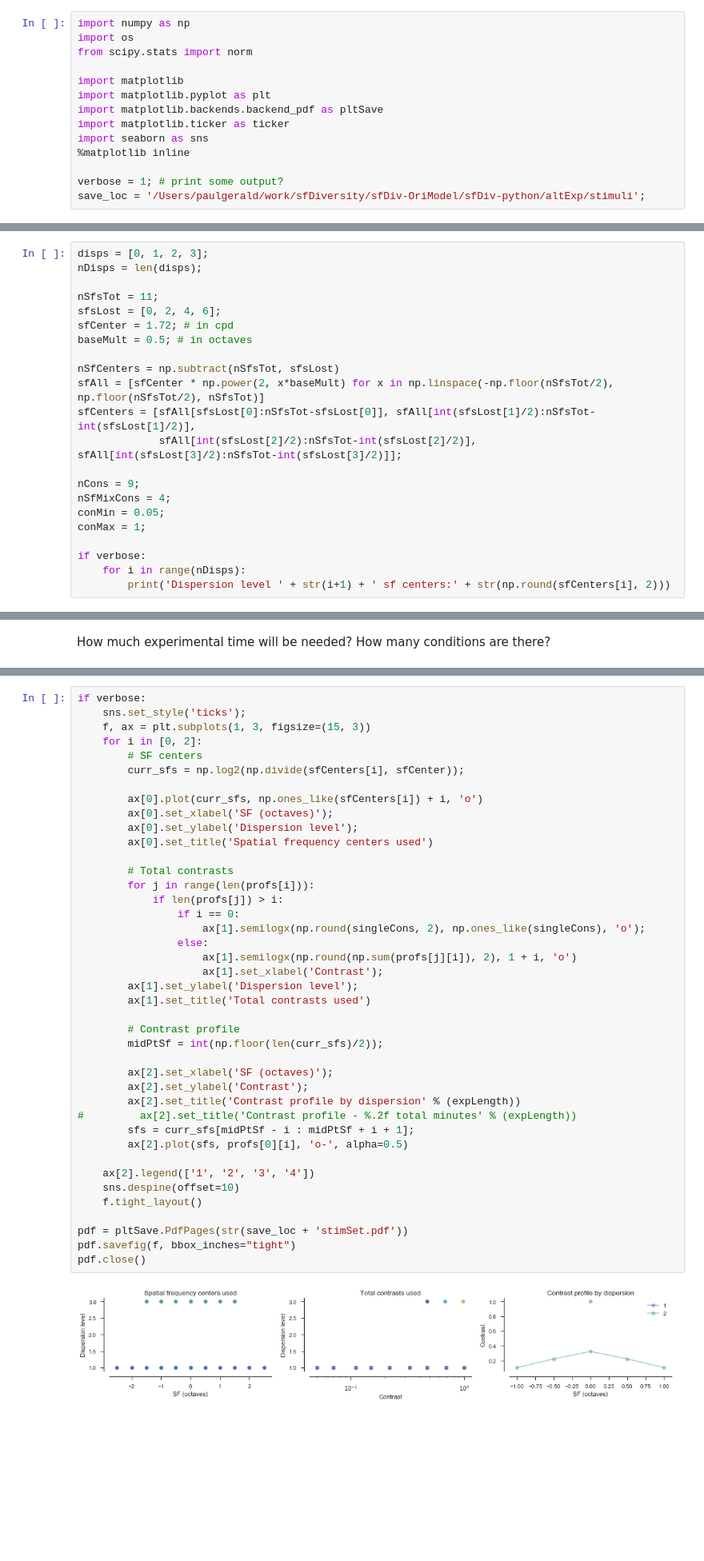
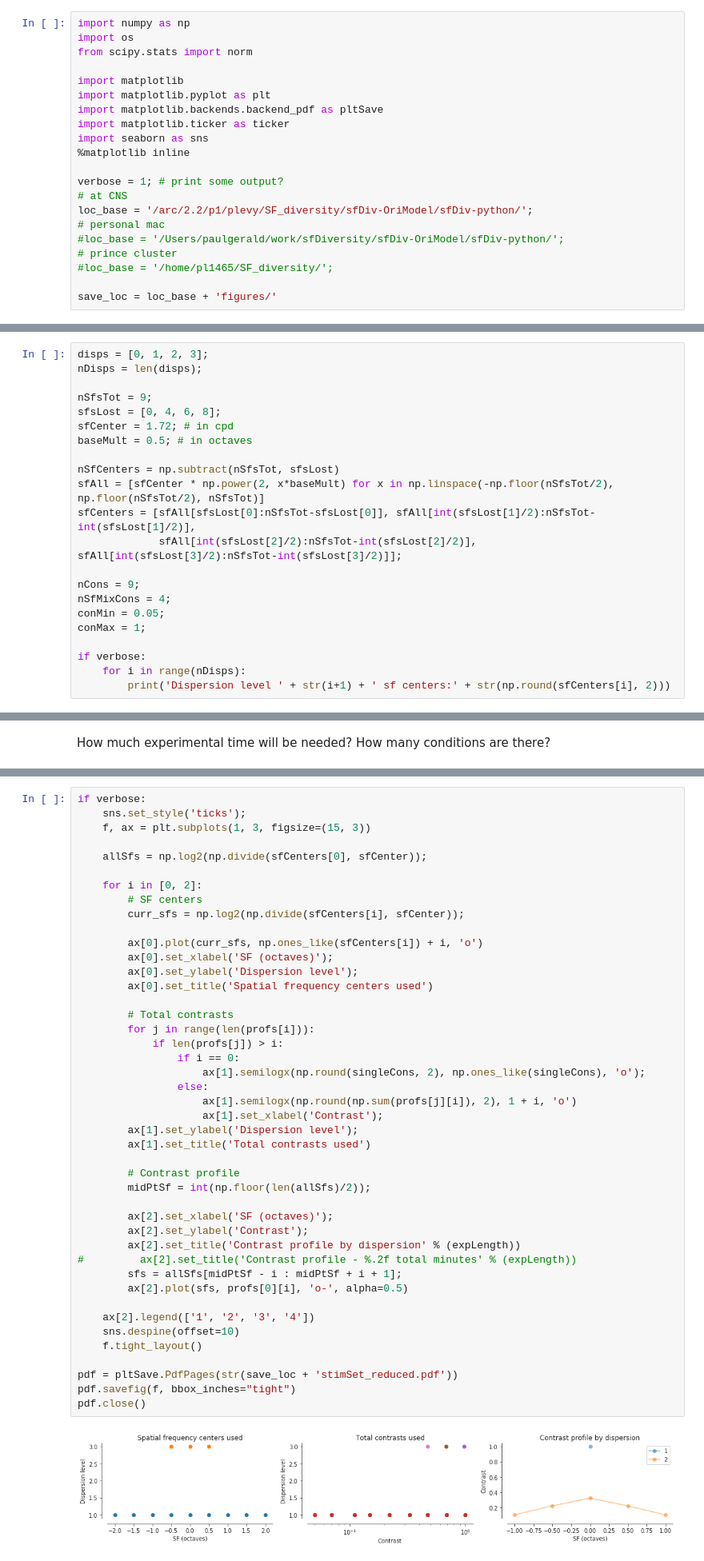
Before and after one commit to paul-levy/SF-diversity, a Jupyter notebook: altExp/exp_design.ipynb, the cells around one changed output, grey strips where cells are left out. Shown: that part at 80% size. Drawn from its saved outputs; the diff is of its cells as text; blank space fills up the shorter version.

```diff
--- a/altExp/exp_design.ipynb
+++ b/altExp/exp_design.ipynb
@@ -17,7 +17,14 @@ import seaborn as sns
 %matplotlib inline
 
 verbose = 1; # print some output?
-save_loc = '/Users/paulgerald/work/sfDiversity/sfDiv-OriModel/sfDiv-python/altExp/stimuli';
+# at CNS
+loc_base = '/arc/2.2/p1/plevy/SF_diversity/sfDiv-OriModel/sfDiv-python/';
+# personal mac
+#loc_base = '/Users/paulgerald/work/sfDiversity/sfDiv-OriModel/sfDiv-python/';
+# prince cluster
+#loc_base = '/home/pl1465/SF_diversity/';
+
+save_loc = loc_base + 'figures/'
 # %% [markdown]
 ### Previous experimental design
 # %%
@@ -255,8 +306,8 @@ Particularly for our LGN recordings, we should have a shorter version of the exp
 disps = [0, 1, 2, 3];
 nDisps = len(disps);
 
-nSfsTot = 11;
-sfsLost = [0, 2, 4, 6];
+nSfsTot = 9;
+sfsLost = [0, 4, 6, 8];
 sfCenter = 1.72; # in cpd
 baseMult = 0.5; # in octaves
 
@@ -434,6 +489,9 @@ midPtSf = int(np.floor(len(sfCentRel)/2));
 if verbose:
     sns.set_style('ticks');
     f, ax = plt.subplots(1, 3, figsize=(15, 3))
+
+    allSfs = np.log2(np.divide(sfCenters[0], sfCenter));
+
     for i in [0, 2]:
         # SF centers
         curr_sfs = np.log2(np.divide(sfCenters[i], sfCenter));
@@ -442,37 +500,37 @@ if verbose:
         ax[0].set_xlabel('SF (octaves)');
         ax[0].set_ylabel('Dispersion level');
         ax[0].set_title('Spatial frequency centers used')
 
         # Total contrasts
         for j in range(len(profs[i])):
             if len(profs[j]) > i:
                 if i == 0:
                     ax[1].semilogx(np.round(singleCons, 2), np.ones_like(singleCons), 'o');
                 else:
                     ax[1].semilogx(np.round(np.sum(profs[j][i]), 2), 1 + i, 'o')
                     ax[1].set_xlabel('Contrast');
         ax[1].set_ylabel('Dispersion level');
         ax[1].set_title('Total contrasts used')
 
         # Contrast profile
-        midPtSf = int(np.floor(len(curr_sfs)/2));
+        midPtSf = int(np.floor(len(allSfs)/2));
 
         ax[2].set_xlabel('SF (octaves)');
         ax[2].set_ylabel('Contrast');
         ax[2].set_title('Contrast profile by dispersion' % (expLength))
 #         ax[2].set_title('Contrast profile - %.2f total minutes' % (expLength))
-        sfs = curr_sfs[midPtSf - i : midPtSf + i + 1];
+        sfs = allSfs[midPtSf - i : midPtSf + i + 1];
         ax[2].plot(sfs, profs[0][i], 'o-', alpha=0.5)
 
     ax[2].legend(['1', '2', '3', '4'])
     sns.despine(offset=10)
     f.tight_layout()
 
-pdf = pltSave.PdfPages(str(save_loc + 'stimSet.pdf'))
+pdf = pltSave.PdfPages(str(save_loc + 'stimSet_reduced.pdf'))
 pdf.savefig(f, bbox_inches="tight")
 pdf.close()
 # %% [output]
-[figure, old version]
+[figure, new version]
 # %% [markdown]
 ### Contrast and opacity
 # %% [markdown]
```
Also changed, not shown: parts of 7 cells of this notebook, 8 other files.
